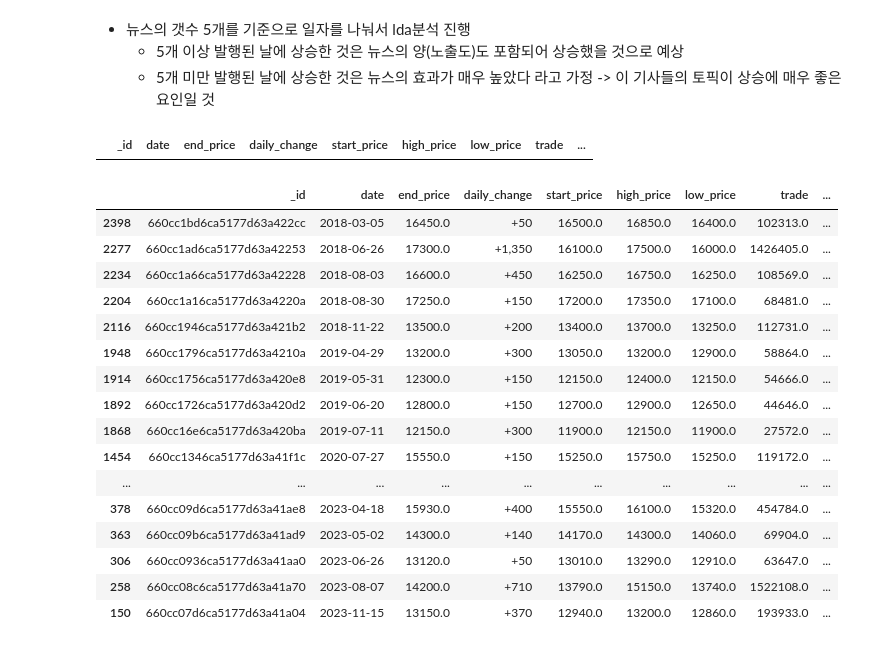
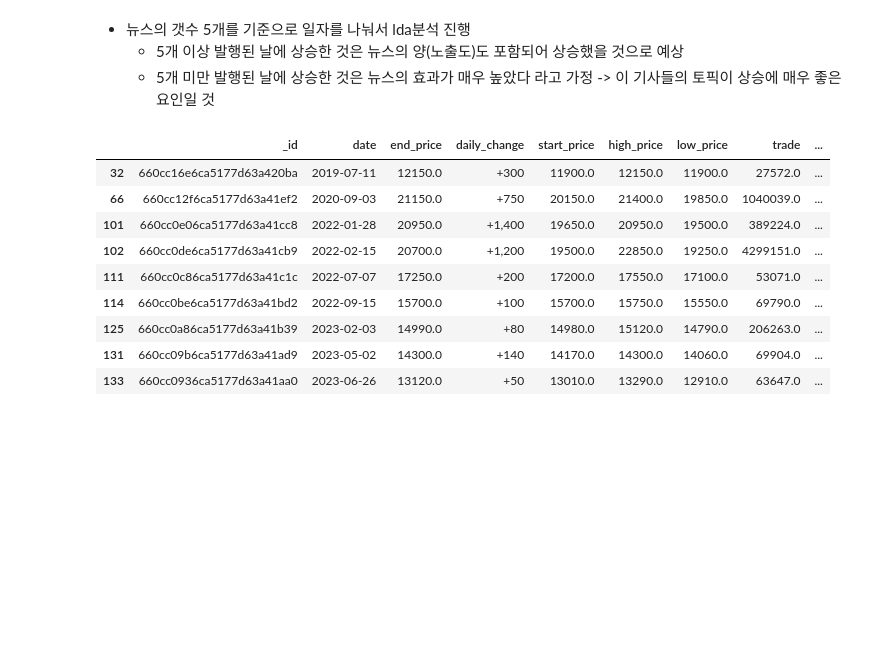
Before and after one commit to skymined/hancom_keyword, a Jupyter notebook: analysis/yohan/total_analysis.ipynb, the cells around one changed output. Saved outputs shown, nothing was run; the diff lists cells and outputs as text; code cells hidden in the pictures; blank space fills up the shorter version.

```diff
--- a/analysis/yohan/total_analysis.ipynb
+++ b/analysis/yohan/total_analysis.ipynb
@@ -88,28 +88,28 @@ plt.show()
 - 뉴스의 갯수 5개를 기준으로 일자를 나눠서 lda분석 진행
     + 5개 이상 발행된 날에 상승한 것은 뉴스의 양(노출도)도 포함되어 상승했을 것으로 예상
     + 5개 미만 발행된 날에 상승한 것은 뉴스의 효과가 매우 높았다 라고 가정 -> 이 기사들의 토픽이 상승에 매우 좋은 요인일 것
-# %%
-stock_data.query('date == "2020-09-01"')
-# %% [output]
-|  | _id | date | end_price | daily_change | start_price | high_price | low_price | trade | ... |
-# %%
-# 뉴스 발행 5개 미만 날짜 추출
-stock_data.query('news_count < 5 & news_count != 0')
-# %% [output]
-|  | _id | date | end_price | daily_change | start_price | high_price | low_price | trade | ... |
-| 2398 | 660cc1bd6ca5177d63a422cc | 2018-03-05 | 16450.0 | +50 | 16500.0 | 16850.0 | 16400.0 | 102313.0 | ... |
-| 2277 | 660cc1ad6ca5177d63a42253 | 2018-06-26 | 17300.0 | +1,350 | 16100.0 | 17500.0 | 16000.0 | 1426405.0 | ... |
-| 2234 | 660cc1a66ca5177d63a42228 | 2018-08-03 | 16600.0 | +450 | 16250.0 | 16750.0 | 16250.0 | 108569.0 | ... |
-| 2204 | 660cc1a16ca5177d63a4220a | 2018-08-30 | 17250.0 | +150 | 17200.0 | 17350.0 | 17100.0 | 68481.0 | ... |
-| 2116 | 660cc1946ca5177d63a421b2 | 2018-11-22 | 13500.0 | +200 | 13400.0 | 13700.0 | 13250.0 | 112731.0 | ... |
-| 1948 | 660cc1796ca5177d63a4210a | 2019-04-29 | 13200.0 | +300 | 13050.0 | 13200.0 | 12900.0 | 58864.0 | ... |
-| 1914 | 660cc1756ca5177d63a420e8 | 2019-05-31 | 12300.0 | +150 | 12150.0 | 12400.0 | 12150.0 | 54666.0 | ... |
-| 1892 | 660cc1726ca5177d63a420d2 | 2019-06-20 | 12800.0 | +150 | 12700.0 | 12900.0 | 12650.0 | 44646.0 | ... |
-| 1868 | 660cc16e6ca5177d63a420ba | 2019-07-11 | 12150.0 | +300 | 11900.0 | 12150.0 | 11900.0 | 27572.0 | ... |
-| 1454 | 660cc1346ca5177d63a41f1c | 2020-07-27 | 15550.0 | +150 | 15250.0 | 15750.0 | 15250.0 | 119172.0 | ... |
-| ... | ... | ... | ... | ... | ... | ... | ... | ... | ... |
-| 378 | 660cc09d6ca5177d63a41ae8 | 2023-04-18 | 15930.0 | +400 | 15550.0 | 16100.0 | 15320.0 | 454784.0 | ... |
-| 363 | 660cc09b6ca5177d63a41ad9 | 2023-05-02 | 14300.0 | +140 | 14170.0 | 14300.0 | 14060.0 | 69904.0 | ... |
-| 306 | 660cc0936ca5177d63a41aa0 | 2023-06-26 | 13120.0 | +50 | 13010.0 | 13290.0 | 12910.0 | 63647.0 | ... |
-| 258 | 660cc08c6ca5177d63a41a70 | 2023-08-07 | 14200.0 | +710 | 13790.0 | 15150.0 | 13740.0 | 1522108.0 | ... |
-| 150 | 660cc07d6ca5177d63a41a04 | 2023-11-15 | 13150.0 | +370 | 12940.0 | 13200.0 | 12860.0 | 193933.0 | ... |
+# %%
+stock_data = stock_data.reset_index()
+stock_data = stock_data.drop(columns='index')
+# %%
+# 이전 날짜와 당일 날짜의 뉴스 발행 5개 미만인 날짜 추출
+five_news_date_index = stock_data.query('news_count < 5 & news_count != 0').index.tolist()
+
+make_df = pd.DataFrame()
+
+for i in five_news_date_index:
+    if stock_data.iloc[i-1]['news_count'] < 5:
+        make_df = pd.concat([make_df,stock_data.iloc[i:i+1,:]])
+# %%
+make_df
+# %% [output]
+|  | _id | date | end_price | daily_change | start_price | high_price | low_price | trade | ... |
+| 32 | 660cc16e6ca5177d63a420ba | 2019-07-11 | 12150.0 | +300 | 11900.0 | 12150.0 | 11900.0 | 27572.0 | ... |
+| 66 | 660cc12f6ca5177d63a41ef2 | 2020-09-03 | 21150.0 | +750 | 20150.0 | 21400.0 | 19850.0 | 1040039.0 | ... |
+| 101 | 660cc0e06ca5177d63a41cc8 | 2022-01-28 | 20950.0 | +1,400 | 19650.0 | 20950.0 | 19500.0 | 389224.0 | ... |
+| 102 | 660cc0de6ca5177d63a41cb9 | 2022-02-15 | 20700.0 | +1,200 | 19500.0 | 22850.0 | 19250.0 | 4299151.0 | ... |
+| 111 | 660cc0c86ca5177d63a41c1c | 2022-07-07 | 17250.0 | +200 | 17200.0 | 17550.0 | 17100.0 | 53071.0 | ... |
+| 114 | 660cc0be6ca5177d63a41bd2 | 2022-09-15 | 15700.0 | +100 | 15700.0 | 15750.0 | 15550.0 | 69790.0 | ... |
+| 125 | 660cc0a86ca5177d63a41b39 | 2023-02-03 | 14990.0 | +80 | 14980.0 | 15120.0 | 14790.0 | 206263.0 | ... |
+| 131 | 660cc09b6ca5177d63a41ad9 | 2023-05-02 | 14300.0 | +140 | 14170.0 | 14300.0 | 14060.0 | 69904.0 | ... |
+| 133 | 660cc0936ca5177d63a41aa0 | 2023-06-26 | 13120.0 | +50 | 13010.0 | 13290.0 | 12910.0 | 63647.0 | ... |
```
Also changed, not shown: 1 other file.
